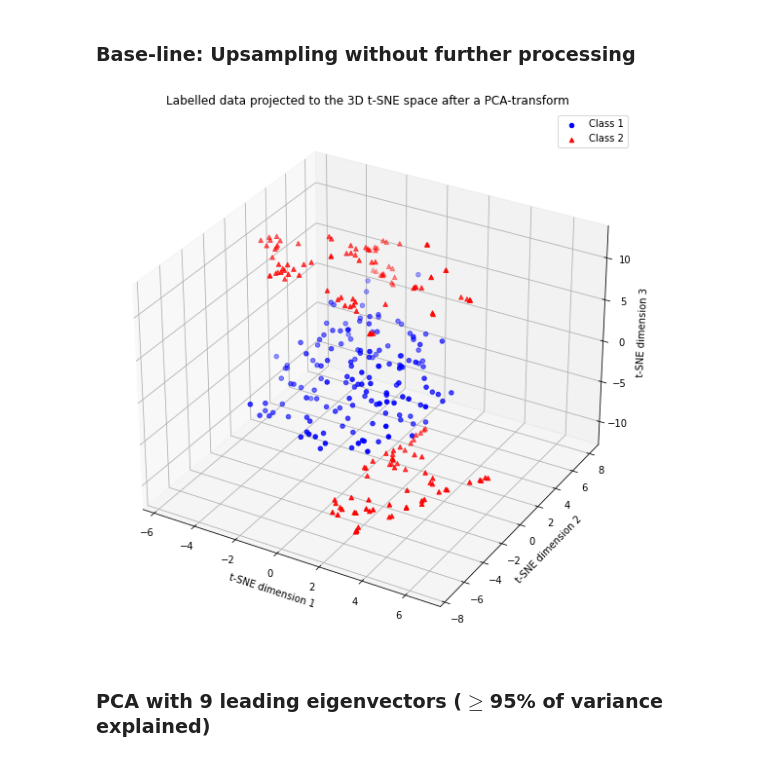
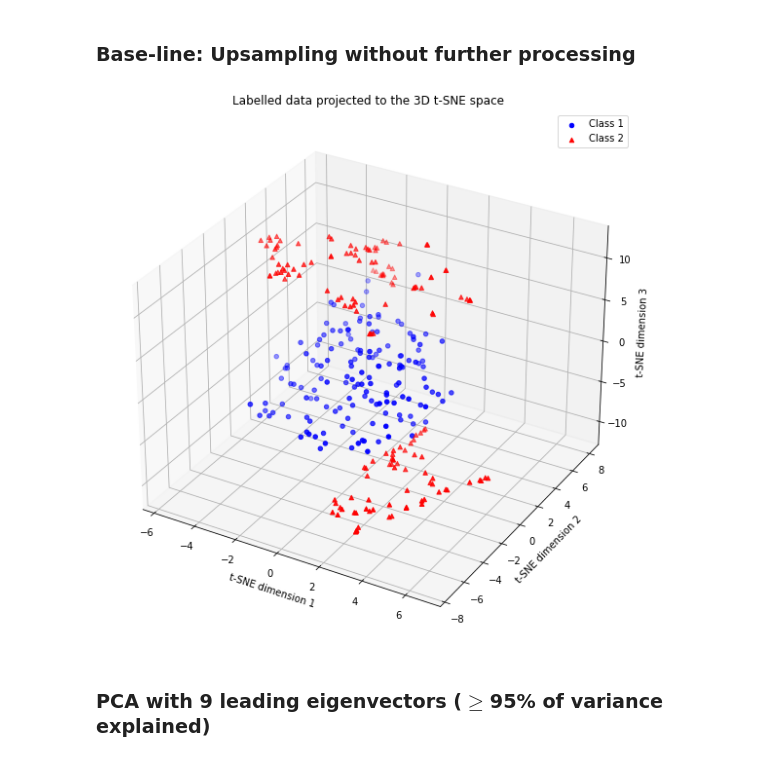
Before and after one commit to mariuscaptari/data-science-coursework, a Jupyter notebook: 3a/3a2/3A2-1_Exploratory_Analysis.ipynb, the cells around one changed output. Saved outputs shown, nothing was run; the diff lists cells and outputs as text; code cells hidden in the pictures.

```diff
--- a/3a/3a2/3A2-1_Exploratory_Analysis.ipynb
+++ b/3a/3a2/3A2-1_Exploratory_Analysis.ipynb
@@ -506,9 +506,9 @@ upsample_indices_class_2 = labels_upsampled.index[labels_upsampled[0] == 2]
 ### Base-line: Upsampling without further processing
 # %%
 tsne = pd.DataFrame(TSNE(n_components=3, learning_rate='auto', init='random').fit_transform(df_upsampled))
-plot_tsne3d(tsne, upsample_indices_class_1, upsample_indices_class_2, "Labelled data projected to the 3D t-SNE space after a PCA-transform")
+plot_tsne3d(tsne, upsample_indices_class_1, upsample_indices_class_2, "Labelled data projected to the 3D t-SNE space")
 # %% [output]
-[figure, old version]
+[figure, new version]
 # %% [markdown]
 ### PCA with 9 leading eigenvectors ($\geq$95% of variance explained)
 # %%
```
Also changed, not shown: parts of 24 cells of this notebook.
